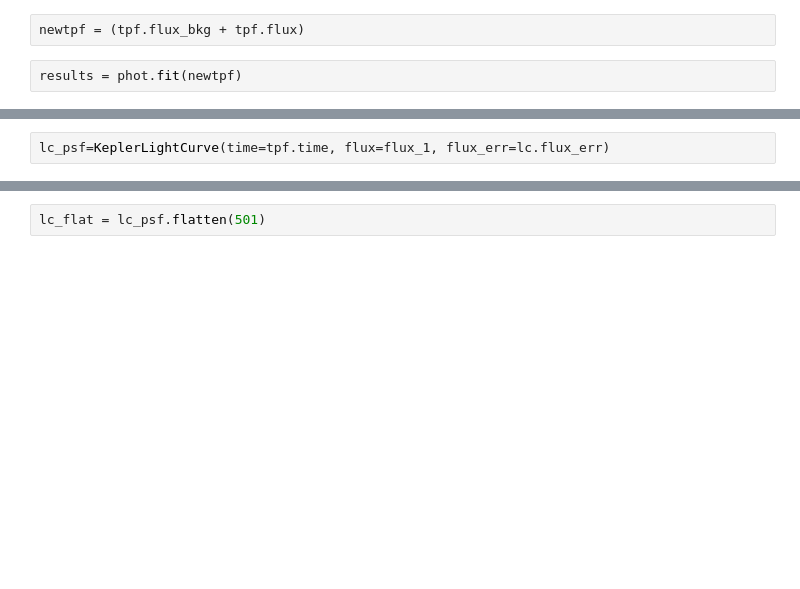
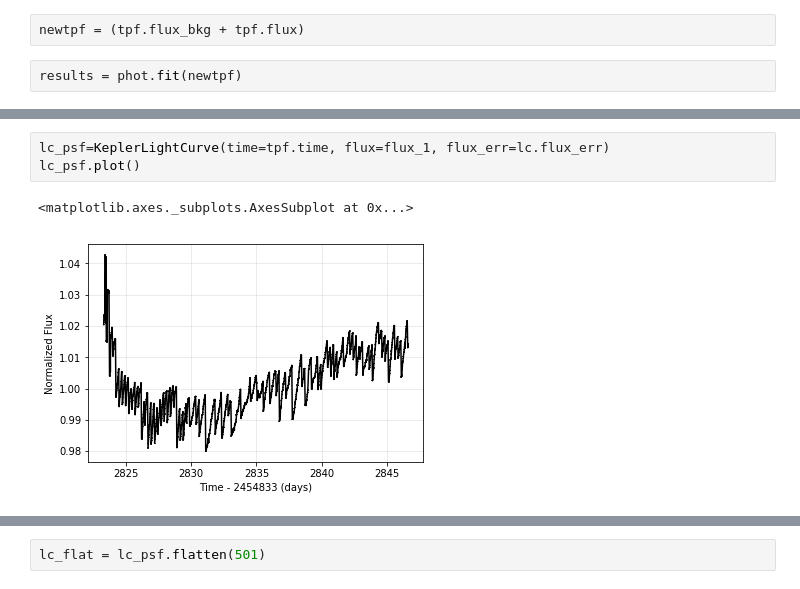
Before and after one commit to joshdey/PNe-Project, a Jupyter notebook: K 5-3 PSF.ipynb, the cells around one changed output, grey strips where cells are left out. Cells and saved outputs as stored; diff of their text form; blank space fills up the shorter version.

```diff
--- a/K 5-3 PSF.ipynb
+++ b/K 5-3 PSF.ipynb
@@ -51,5 +50,9 @@ lc.plot()
 # %%
 lc_psf=KeplerLightCurve(time=tpf.time, flux=flux_1, flux_err=lc.flux_err)
+lc_psf.plot()
+# %% [output]
+<matplotlib.axes._subplots.AxesSubplot at 0x...>
+[figure, added]
 # %%
 lc_psf = lc_psf.remove_nans().remove_outliers()
 lc_psf.plot()
```
Also changed, not shown: parts of 15 cells of this notebook, 7 other files.
